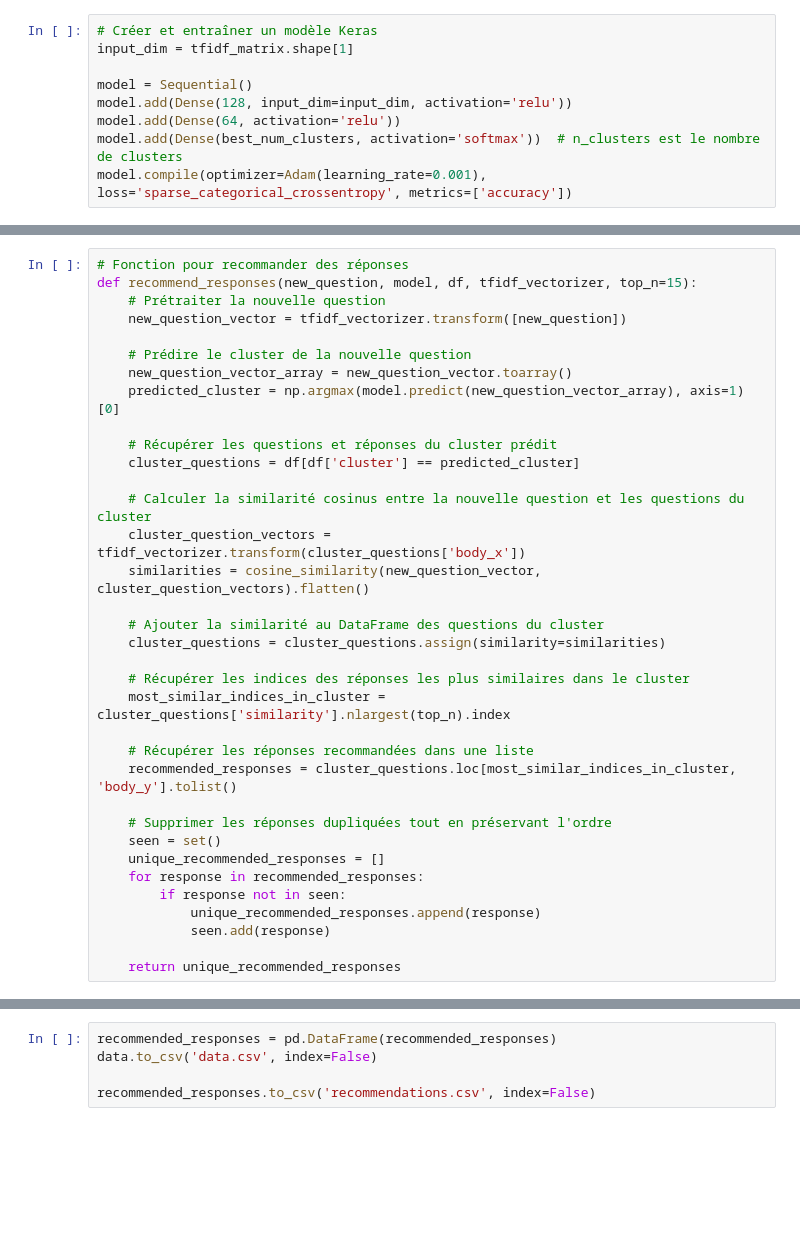
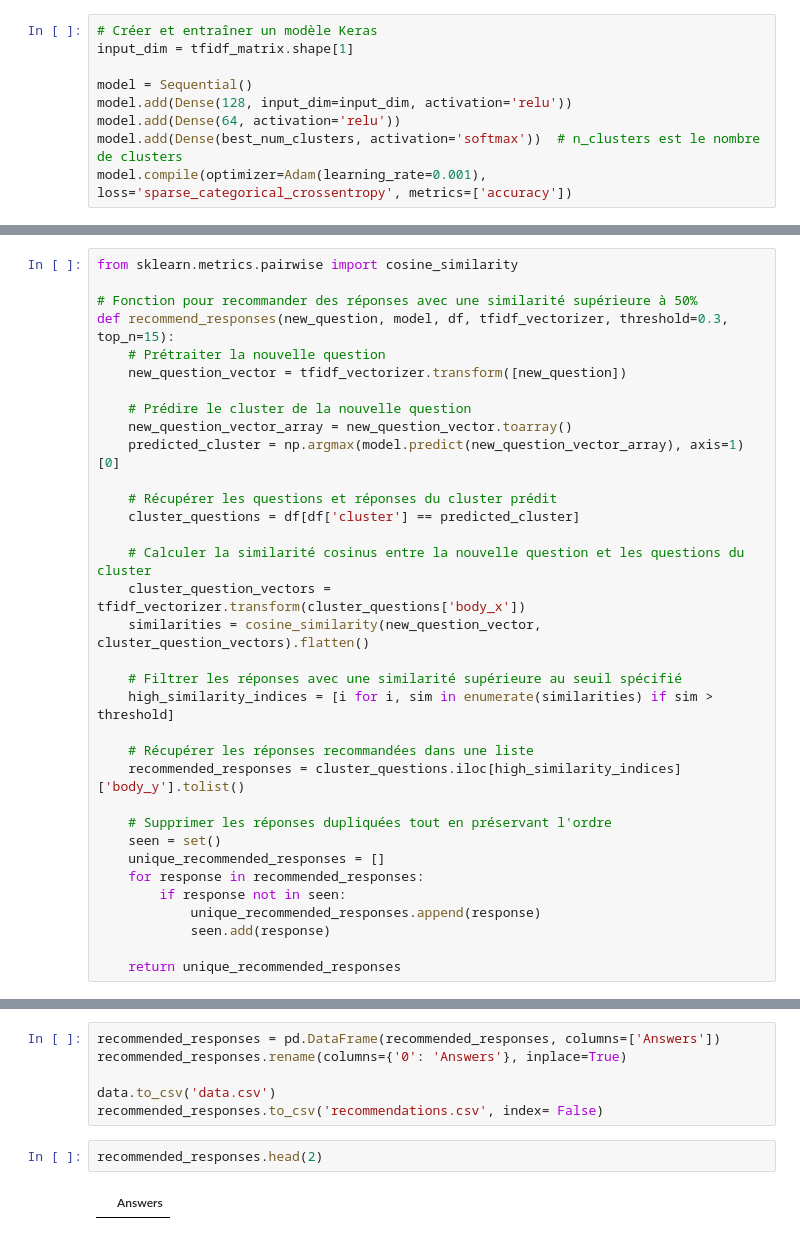
Before and after one commit to HadylTITRI/DataExplorationByRecommendation, a Jupyter notebook: RecommendationModel.ipynb, the cells around one changed output, grey strips where cells are left out. Saved outputs shown, nothing was run; the diff lists cells and outputs as text; blank space fills up the shorter version.

```diff
--- a/RecommendationModel.ipynb
+++ b/RecommendationModel.ipynb
@@ -248,6 +248,8 @@ Epoch 8/8
 # %%
-# Fonction pour recommander des réponses
-def recommend_responses(new_question, model, df, tfidf_vectorizer, top_n=15):
+from sklearn.metrics.pairwise import cosine_similarity
+
+# Fonction pour recommander des réponses avec une similarité supérieure à 50%
+def recommend_responses(new_question, model, df, tfidf_vectorizer, threshold=0.3, top_n=15):
     # Prétraiter la nouvelle question
     new_question_vector = tfidf_vectorizer.transform([new_question])
 
@@ -262,14 +264,11 @@ def recommend_responses(new_question, model, df, tfidf_vectorizer, top_n=15):
     cluster_question_vectors = tfidf_vectorizer.transform(cluster_questions['body_x'])
     similarities = cosine_similarity(new_question_vector, cluster_question_vectors).flatten()
 
-    # Ajouter la similarité au DataFrame des questions du cluster
-    cluster_questions = cluster_questions.assign(similarity=similarities)
-
-    # Récupérer les indices des réponses les plus similaires dans le cluster
-    most_similar_indices_in_cluster = cluster_questions['similarity'].nlargest(top_n).index
+    # Filtrer les réponses avec une similarité supérieure au seuil spécifié
+    high_similarity_indices = [i for i, sim in enumerate(similarities) if sim > threshold]
 
     # Récupérer les réponses recommandées dans une liste
-    recommended_responses = cluster_questions.loc[most_similar_indices_in_cluster, 'body_y'].tolist()
+    recommended_responses = cluster_questions.iloc[high_similarity_indices]['body_y'].tolist()
 
     # Supprimer les réponses dupliquées tout en préservant l'ordre
     seen = set()
@@ -338,5 +324,10 @@ Recommended responses:
 # %%
-recommended_responses = pd.DataFrame(recommended_responses)
-data.to_csv('data.csv', index=False)
+recommended_responses = pd.DataFrame(recommended_responses, columns=['Answers'])
+recommended_responses.rename(columns={'0': 'Answers'}, inplace=True)
 
-recommended_responses.to_csv('recommendations.csv', index=False)
+data.to_csv('data.csv')
+recommended_responses.to_csv('recommendations.csv', index= False)
+# %%
+recommended_responses.head(2)
+# %% [output]
+|  | Answers |
```
Also changed, not shown: parts of 16 cells of this notebook, 3 other files.
